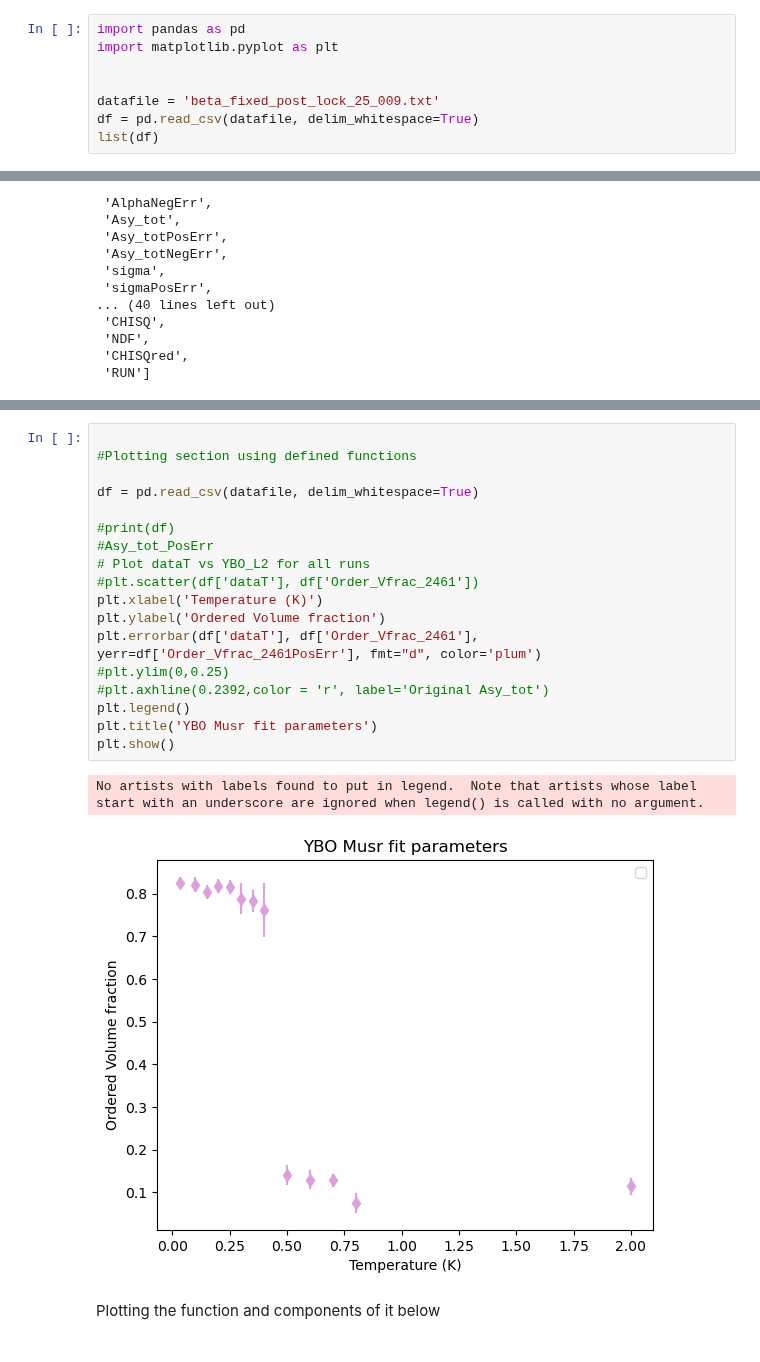
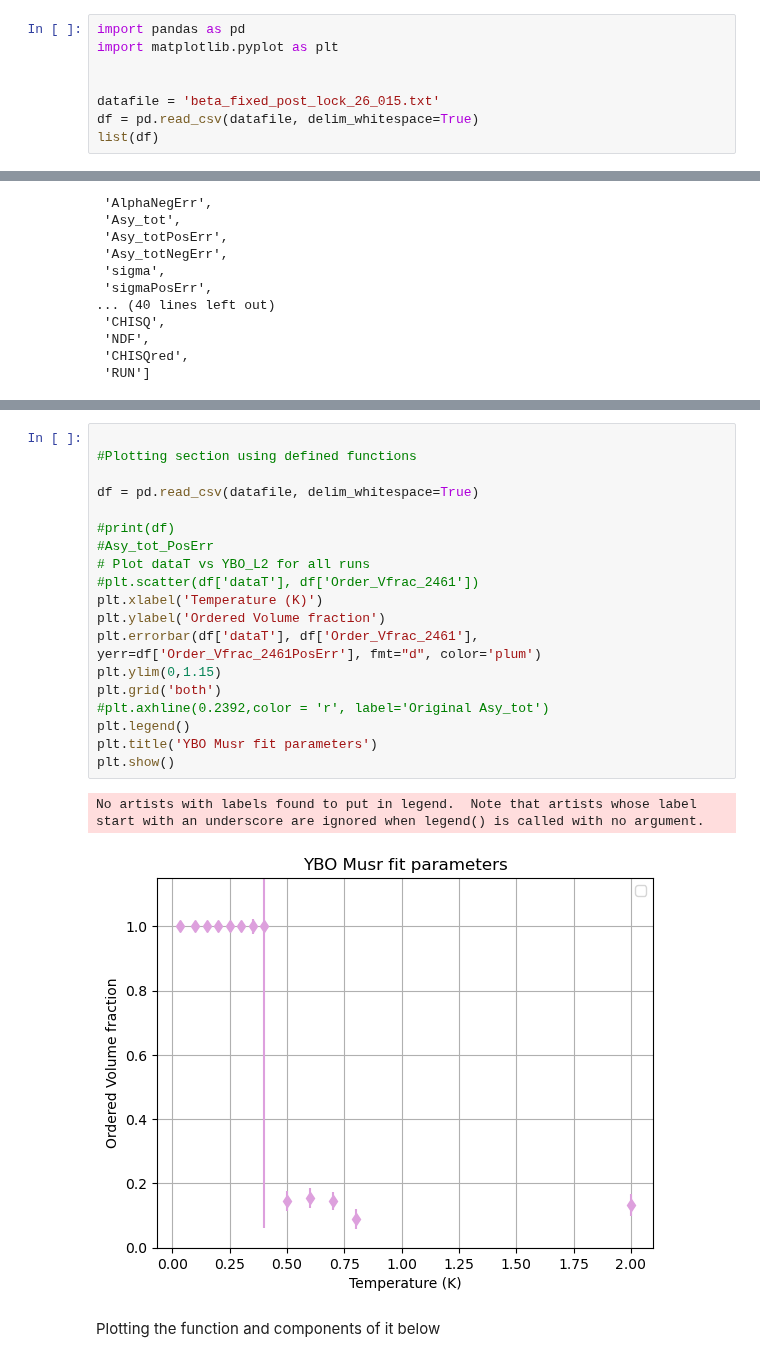
Before and after one commit to Brogan8813/strain-cell, a Jupyter notebook: PPMS_Data_and_Plotting/Plotting/MusrPlotting/New_format_plotting/Beta_1/New_Format_Plotting.ipynb, the cells around one changed output, grey strips where cells are left out. Cells and saved outputs as stored; diff of their text form.

```diff
--- a/PPMS_Data_and_Plotting/Plotting/MusrPlotting/New_format_plotting/Beta_1/New_Format_Plotting.ipynb
+++ b/PPMS_Data_and_Plotting/Plotting/MusrPlotting/New_format_plotting/Beta_1/New_Format_Plotting.ipynb
@@ -3,7 +3,7 @@ import pandas as pd
 import matplotlib.pyplot as plt
 
 
-datafile = 'beta_fixed_post_lock_25_009.txt'
+datafile = 'beta_fixed_post_lock_26_015.txt'
 df = pd.read_csv(datafile, delim_whitespace=True)
 list(df)
 # %% [output]
@@ -129,24 +149,25 @@ No artists with labels found to put in legend.  Note that artists whose label st
 # %%
 
 #Plotting section using defined functions
 
 df = pd.read_csv(datafile, delim_whitespace=True)
 
 #print(df)
 #Asy_tot_PosErr
 # Plot dataT vs YBO_L2 for all runs
 #plt.scatter(df['dataT'], df['Order_Vfrac_2461'])
 plt.xlabel('Temperature (K)')
 plt.ylabel('Ordered Volume fraction')
 plt.errorbar(df['dataT'], df['Order_Vfrac_2461'], yerr=df['Order_Vfrac_2461PosErr'], fmt="d", color='plum')
-#plt.ylim(0,0.25)
+plt.ylim(0,1.15)
+plt.grid('both')
 #plt.axhline(0.2392,color = 'r', label='Original Asy_tot')
 plt.legend()
 plt.title('YBO Musr fit parameters')
 plt.show()
 # %% [output]
 No artists with labels found to put in legend.  Note that artists whose label start with an underscore are ignored when legend() is called with no argument.
-[figure, old version]
+[figure, new version]
 # %% [markdown]
 Plotting the function and components of it below
 # %%
```
Also changed, not shown: parts of 9 cells of this notebook, 22 other files.
